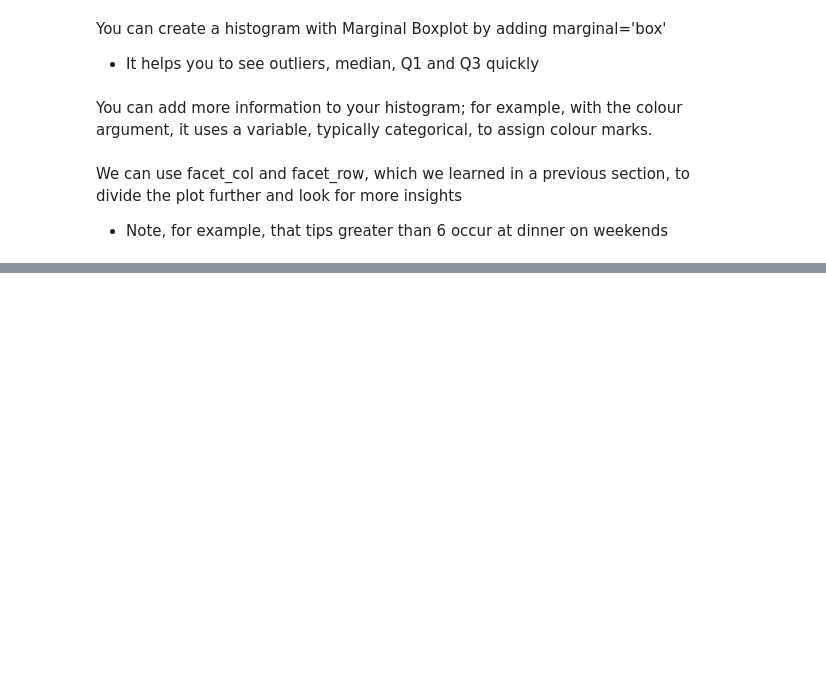
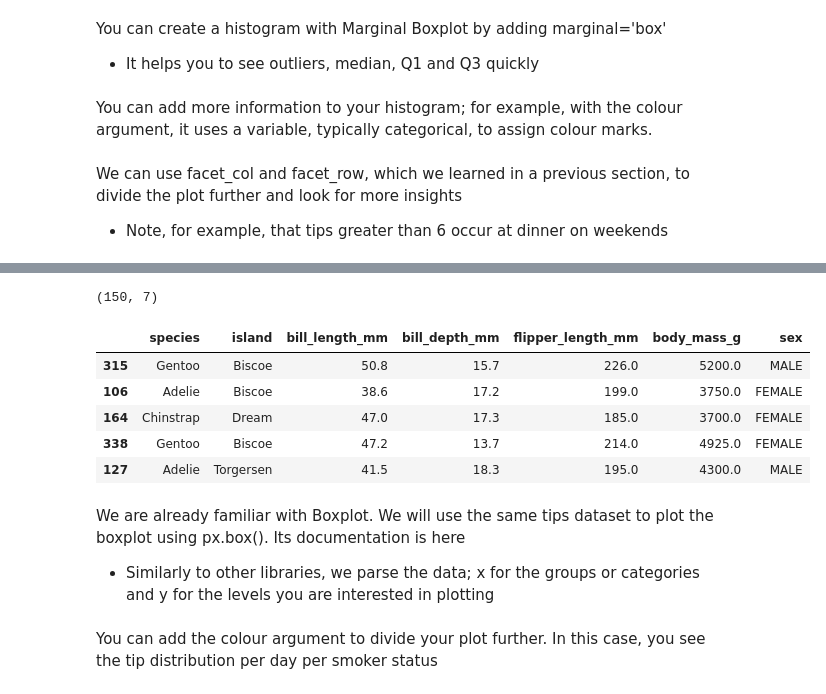
Before and after one commit to tb9757/Masterclasses, a Jupyter notebook: plotly.ipynb, the cells around one changed output, grey strips where cells are left out. Saved outputs shown, nothing was run; the diff lists cells and outputs as text; code cells hidden in the pictures; blank space fills up the shorter version.

Commit message:
Add boxplots

```diff
--- a/plotly.ipynb
+++ b/plotly.ipynb
@@ -284,0 +289,12 @@ fig.show()
+# %%
+df_practice = pd.read_csv('penguins.csv').sample(n=150)
+print(df_practice.shape)
+df_practice.head()
+# %% [output]
+(150, 7)
+|  | species | island | bill_length_mm | bill_depth_mm | flipper_length_mm | body_mass_g | sex |
+| 315 | Gentoo | Biscoe | 50.8 | 15.7 | 226.0 | 5200.0 | MALE |
+| 106 | Adelie | Biscoe | 38.6 | 17.2 | 199.0 | 3750.0 | FEMALE |
+| 164 | Chinstrap | Dream | 47.0 | 17.3 | 185.0 | 3700.0 | FEMALE |
+| 338 | Gentoo | Biscoe | 47.2 | 13.7 | 214.0 | 4925.0 | FEMALE |
+| 127 | Adelie | Torgersen | 41.5 | 18.3 | 195.0 | 4300.0 | MALE |
@@ -284,0 +304,3 @@ fig.show()
+# %% [markdown]
+We are already familiar with Boxplot. We will use the same tips dataset to plot the boxplot using px.box(). Its documentation is here
+- Similarly to other libraries, we parse the data; x for the groups or categories and y for the levels you are interested in plotting
@@ -284,0 +310,2 @@ fig.show()
+# %% [markdown]
+You can add the colour argument to divide your plot further. In this case, you see the tip distribution per day per smoker status
```
Also changed, not shown: parts of 10 cells of this notebook.
